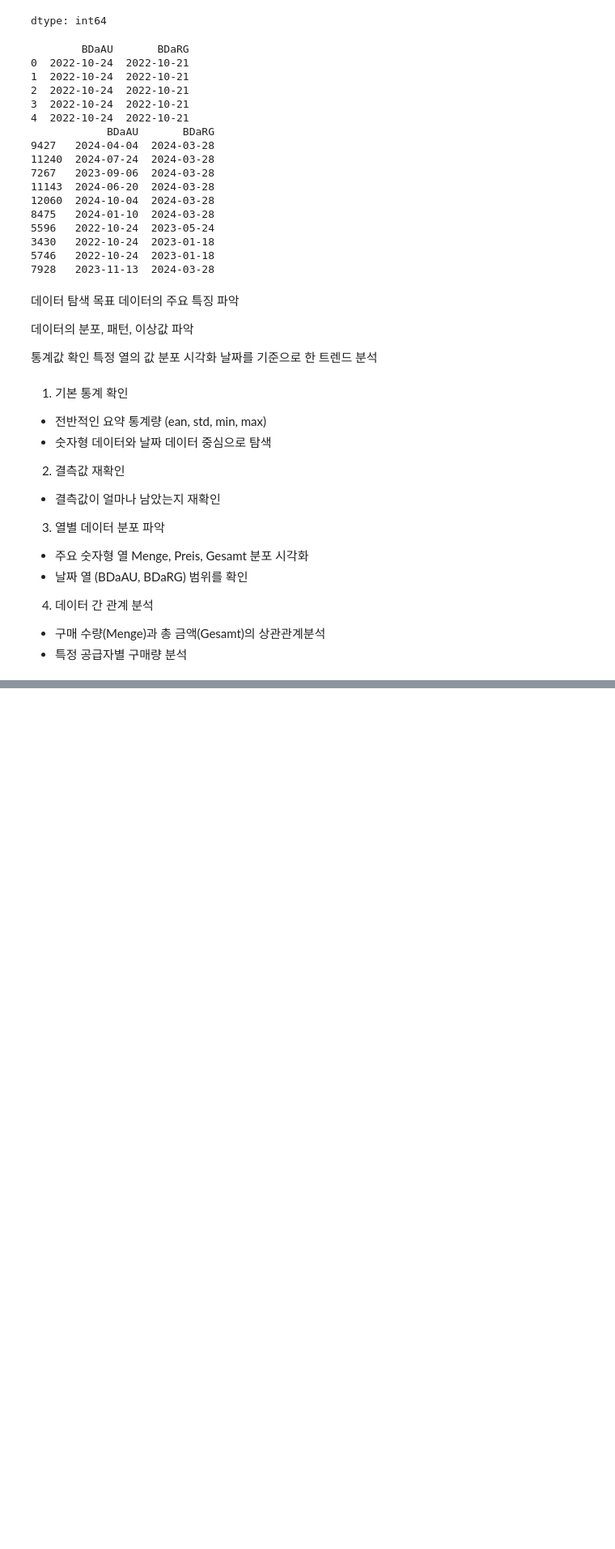
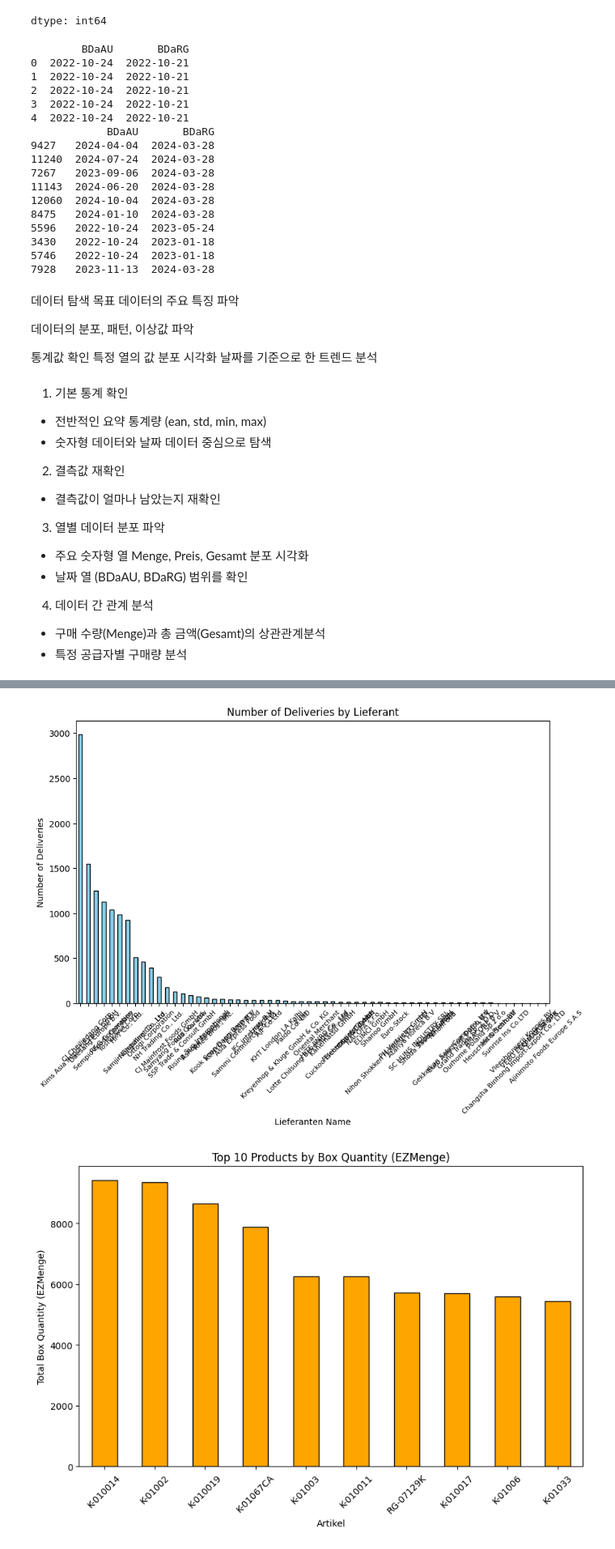
Before and after one commit to jisuseo/forecast_kimsasia, a Jupyter notebook: forecast_kimsasia.ipynb, the cells around one changed output, grey strips where cells are left out. Shown: that part at 81% size. Cells and saved outputs as stored; diff of their text form; code cells hidden in the pictures; blank space fills up the shorter version.

```diff
--- a/forecast_kimsasia.ipynb
+++ b/forecast_kimsasia.ipynb
@@ -227,0 +195,60 @@ Lieferanten.Land          NaN
+# %%
+# 1. 데이터의 기본 통계 확인
+basic_stats = dataset_pur.describe(include='all').transpose()
+
+# 2. 숫자형 열의 분포를 시각화 (히스토그램)
+numeric_columns = dataset_pur.select_dtypes(include=['float64', 'int64']).columns
+numeric_stats = dataset_pur[numeric_columns]
+
+# 히스토그램 그리기
+# 1. Lieferant별 입고 횟수
+
+lieferant_counts = dataset_pur['Lieferanten.Name'].value_counts()
+
+plt.figure(figsize=(10, 6))
+lieferant_counts.plot(kind='bar', color='skyblue', edgecolor='black')
+plt.title('Number of Deliveries by Lieferant')
+plt.xlabel('Lieferanten Name')
+plt.ylabel('Number of Deliveries')
+plt.xticks(rotation=45, fontsize=8)  # 폰트 크기 설정
+plt.show()
+
+
+# 2. Artikel과 EZMenge
+artikel_ezmenge = dataset_pur.groupby('Artikel')['EZMenge'].sum().sort_values(ascending=False)
+
+plt.figure(figsize=(10, 6))
+artikel_ezmenge.head(10).plot(kind='bar', color='orange', edgecolor='black')
+plt.title('Top 10 Products by Box Quantity (EZMenge)')
+plt.xlabel('Artikel')
+plt.ylabel('Total Box Quantity (EZMenge)')
+plt.xticks(rotation=45)
+plt.show()
+
+# 3. Artikel과 가격
+# Menge * EK 계산을 위해 EK를 숫자형으로 변환
+dataset_pur['EK'] = dataset_pur['EK'].astype(str).str.replace(',', '.', regex=False)  # 문자열로 변환 후 쉼표를 점으로 변경
+dataset_pur['EK'] = pd.to_numeric(dataset_pur['EK'], errors='coerce')  # 숫자형으로 변환, 변환 불가한 값은 NaN 처리
+
+# Total Price 계산
+dataset_pur['Total Price'] = dataset_pur['Menge'] * dataset_pur['EK']
+
+# Artikel별 총 금액 계산
+artikel_total_price = dataset_pur.groupby('Artikel')['Total Price'].sum().sort_values(ascending=False)
+
+plt.figure(figsize=(10, 6))
+artikel_total_price.head(10).plot(kind='bar', color='green', edgecolor='black')
+plt.title('Top 10 Products by Total Price')
+plt.xlabel('Artikel')
+plt.ylabel('Total Price (€)')
+plt.xticks(rotation=45)
+plt.show()
+
+
+
+# 기본 통계량 저장 또는 출력
+print("기본 통계량:")
+print(basic_stats)
+# %% [output]
+[figure, added]
+[figure, added]
```
Also changed, not shown: parts of 5 cells of this notebook.
